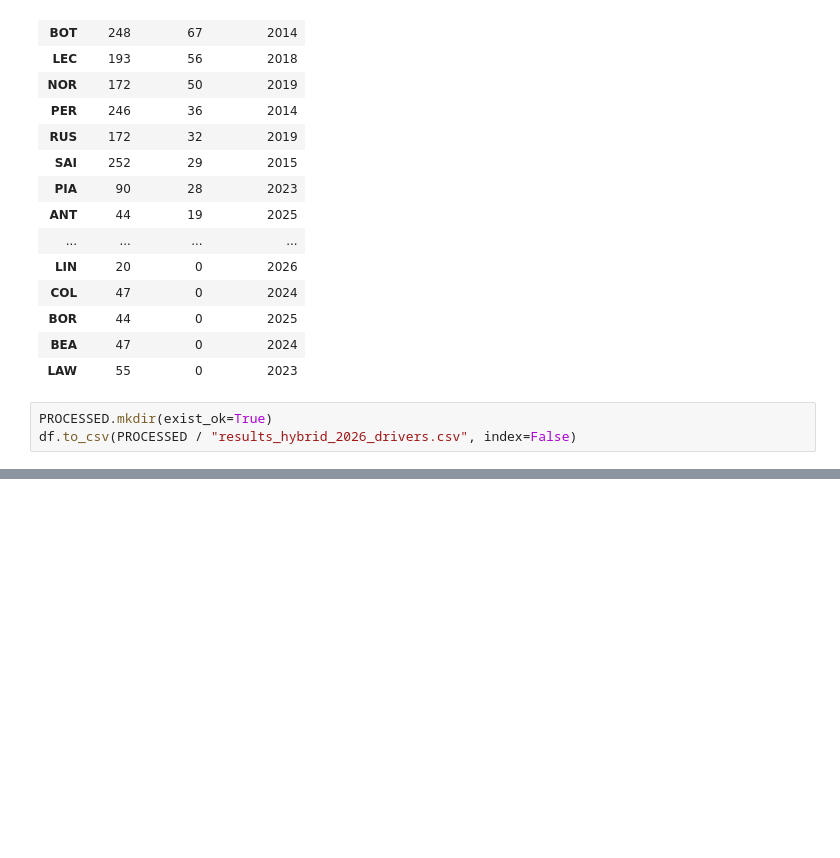
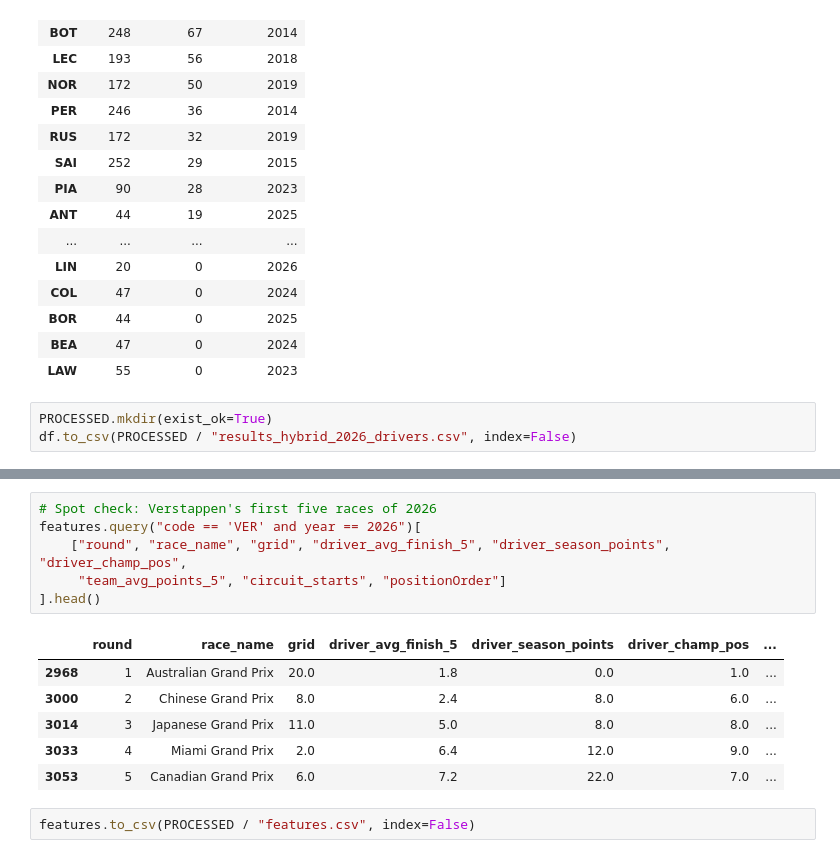
Before and after one commit to mjack6182/F1-race-predictor, a Jupyter notebook: notebooks/02_preprocessing.ipynb, the cells around one changed output, grey strips where cells are left out. Saved outputs shown, nothing was run; the diff lists cells and outputs as text; blank space fills up the shorter version.

```diff
--- a/notebooks/02_preprocessing.ipynb
+++ b/notebooks/02_preprocessing.ipynb
@@ -214,0 +361,15 @@ df.to_csv(PROCESSED / "results_hybrid_2026_drivers.csv", index=False)
+# %%
+# Spot check: Verstappen's first five races of 2026
+features.query("code == 'VER' and year == 2026")[
+    ["round", "race_name", "grid", "driver_avg_finish_5", "driver_season_points", "driver_champ_pos",
+     "team_avg_points_5", "circuit_starts", "positionOrder"]
+].head()
+# %% [output]
+|  | round | race_name | grid | driver_avg_finish_5 | driver_season_points | driver_champ_pos | ... |
+| 2968 | 1 | Australian Grand Prix | 20.0 | 1.8 | 0.0 | 1.0 | ... |
+| 3000 | 2 | Chinese Grand Prix | 8.0 | 2.4 | 8.0 | 6.0 | ... |
+| 3014 | 3 | Japanese Grand Prix | 11.0 | 5.0 | 8.0 | 8.0 | ... |
+| 3033 | 4 | Miami Grand Prix | 2.0 | 6.4 | 12.0 | 9.0 | ... |
+| 3053 | 5 | Canadian Grand Prix | 6.0 | 7.2 | 22.0 | 7.0 | ... |
+# %%
+features.to_csv(PROCESSED / "features.csv", index=False)
```
Also changed, not shown: parts of 7 cells of this notebook, 1 other file.
